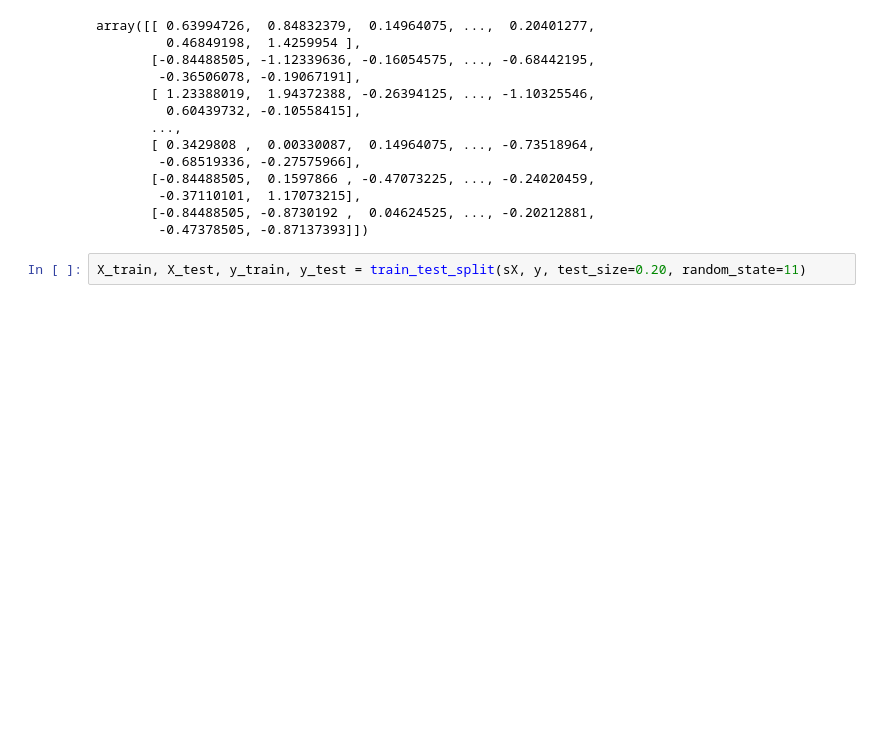
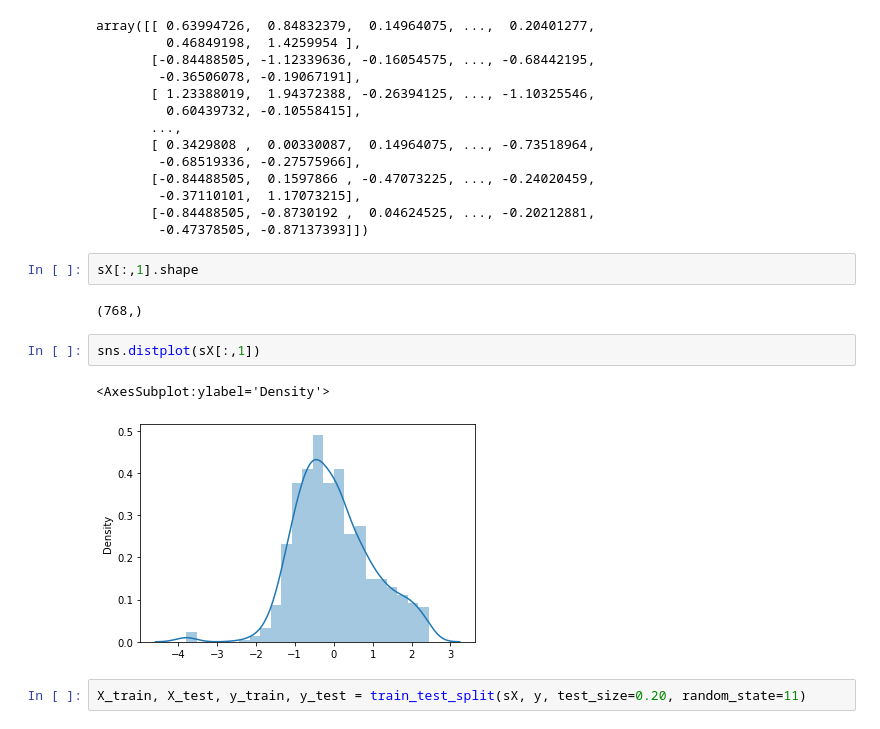
Before and after one commit to abidshafee/predictionModel, a Jupyter notebook: Diabetes_Prediction_Model.ipynb, the cells around one changed output. Saved outputs shown, nothing was run; the diff lists cells and outputs as text; blank space fills up the shorter version.

```diff
--- a/Diabetes_Prediction_Model.ipynb
+++ b/Diabetes_Prediction_Model.ipynb
@@ -178,6 +200,15 @@ array([[ 0.63994726,  0.84832379,  0.14964075, ...,  0.20401277,
         -0.37110101,  1.17073215],
        [-0.84488505, -0.8730192 ,  0.04624525, ..., -0.20212881,
         -0.47378505, -0.87137393]])
+# %%
+sX[:,1].shape
+# %% [output]
+(768,)
+# %%
+sns.distplot(sX[:,1])
+# %% [output]
+<AxesSubplot:ylabel='Density'>
+[figure, added]
 # %%
 X_train, X_test, y_train, y_test = train_test_split(sX, y, test_size=0.20, random_state=11)
 # %%
```
Also changed, not shown: parts of 8 cells of this notebook, 3 other files.
